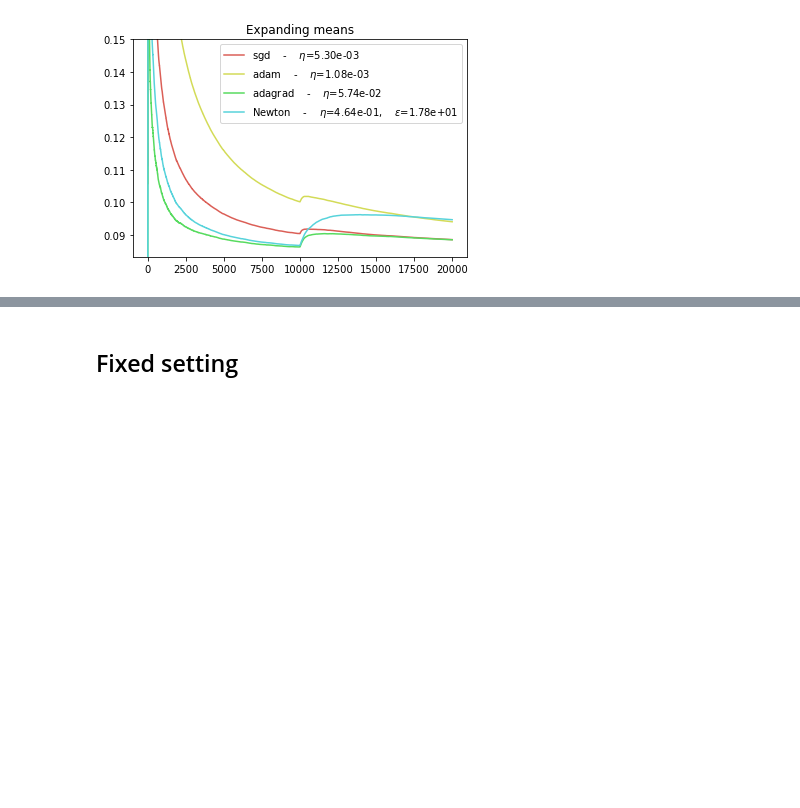
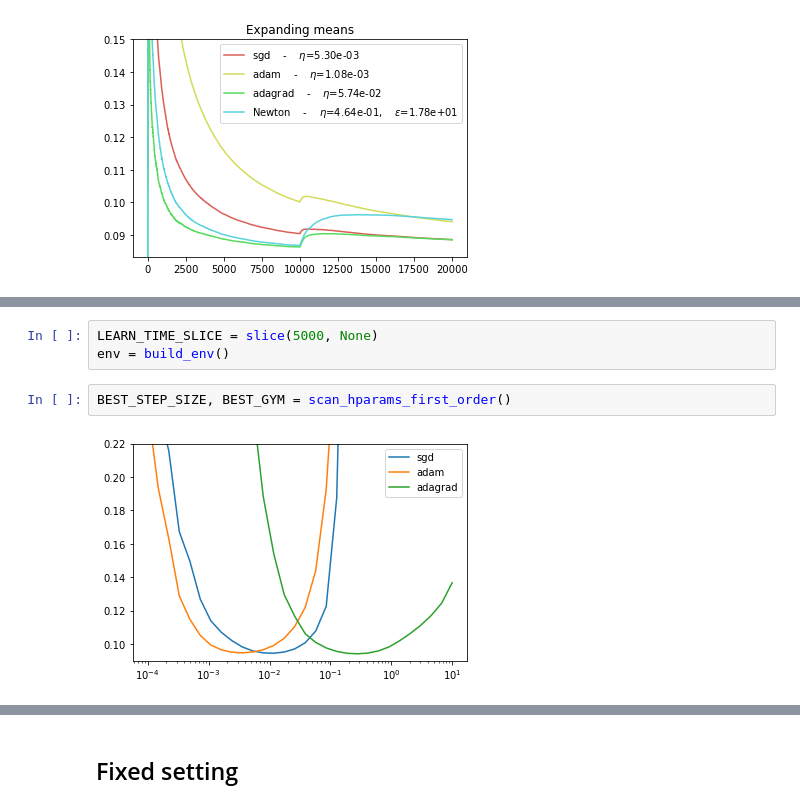
Before and after one commit to eserie/wax-ml, a Jupyter notebook: docs/notebooks/07-SNARIMAX.ipynb, the cells around one changed output, grey strips where cells are left out. Cells and saved outputs as stored; diff of their text form; blank space fills up the shorter version.

```diff
--- a/docs/notebooks/07-SNARIMAX.ipynb
+++ b/docs/notebooks/07-SNARIMAX.ipynb
@@ -1245,0 +1266,7 @@ plot_everything(BEST_STEP_SIZE, BEST_GYM, BEST_HPARAMS, BEST_NEWTON_GYM)
+# %%
+LEARN_TIME_SLICE = slice(5000, None)
+env = build_env()
+# %%
+BEST_STEP_SIZE, BEST_GYM = scan_hparams_first_order()
+# %% [output]
+[figure, added]
```
Also changed, not shown: parts of 29 cells of this notebook, 2 other files.
